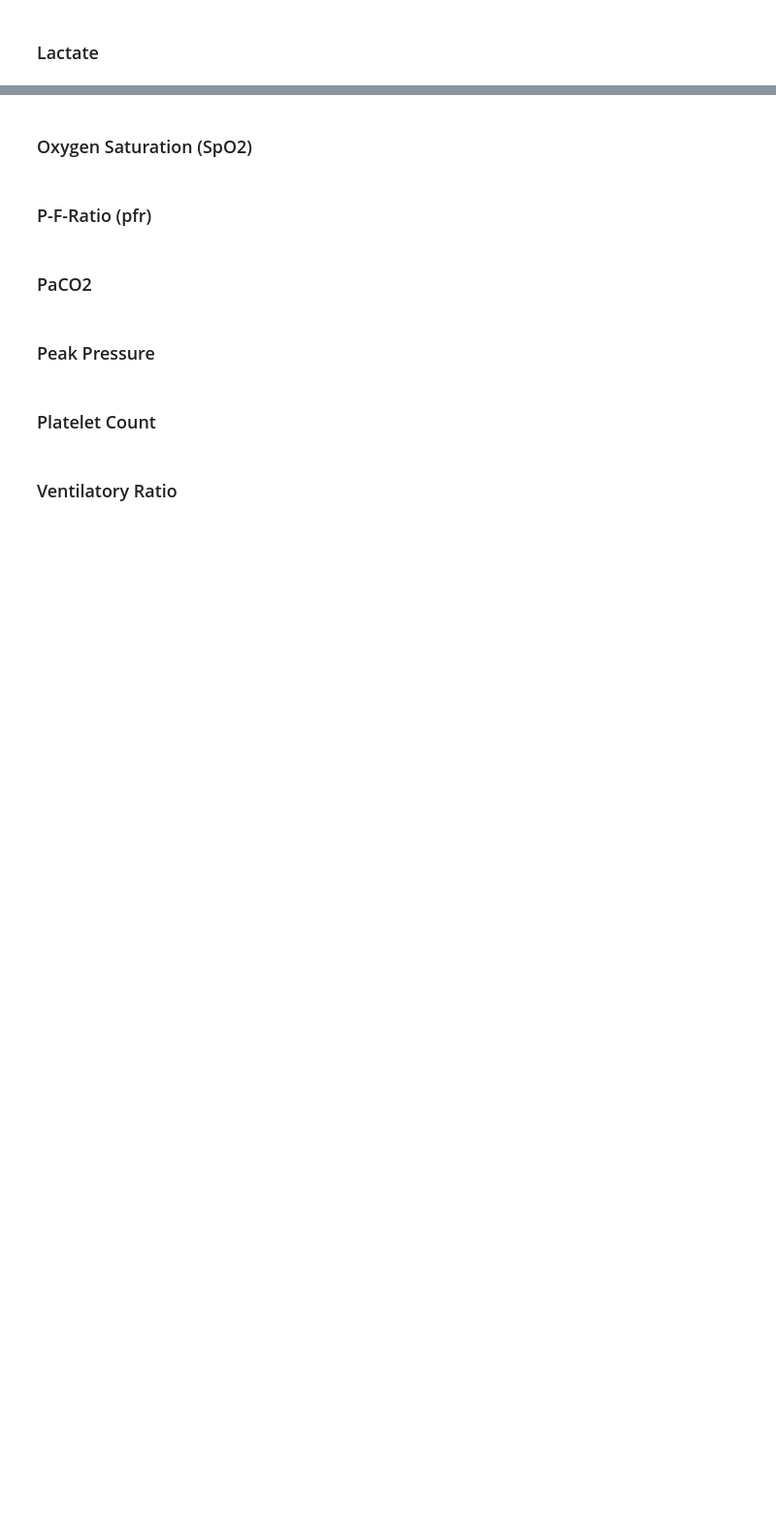
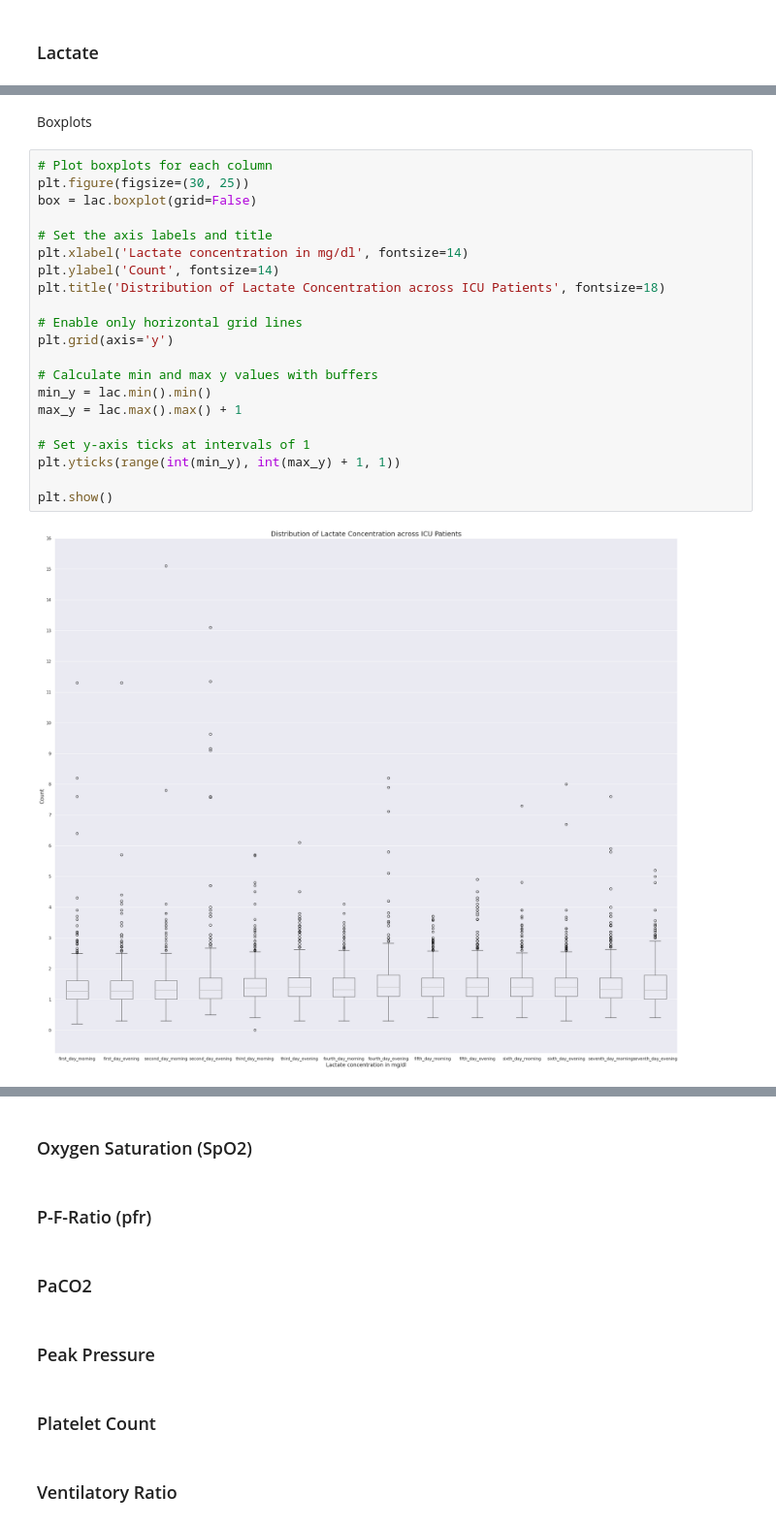
Before and after one commit to LauraBMueller/LauraBMueller, a Jupyter notebook: 20240726_bt712464_LauraMueller.ipynb, the cells around one changed output, grey strips where cells are left out. Shown at 97% size. Drawn from its saved outputs; the diff is of its cells as text; blank space fills up the shorter version.

```diff
--- a/20240726_bt712464_LauraMueller.ipynb
+++ b/20240726_bt712464_LauraMueller.ipynb
@@ -844,0 +869,25 @@ plt.show()
+# %% [markdown]
+Boxplots
+# %%
+# Plot boxplots for each column
+plt.figure(figsize=(30, 25))
+box = lac.boxplot(grid=False)
+
+# Set the axis labels and title
+plt.xlabel('Lactate concentration in mg/dl', fontsize=14)
+plt.ylabel('Count', fontsize=14)
+plt.title('Distribution of Lactate Concentration across ICU Patients', fontsize=18)
+
+# Enable only horizontal grid lines
+plt.grid(axis='y')
+
+# Calculate min and max y values with buffers
+min_y = lac.min().min()
+max_y = lac.max().max() + 1
+
+# Set y-axis ticks at intervals of 1
+plt.yticks(range(int(min_y), int(max_y) + 1, 1))
+
+plt.show()
+# %% [output]
+[figure, added]
```
Also changed, not shown: parts of 7 cells of this notebook.
